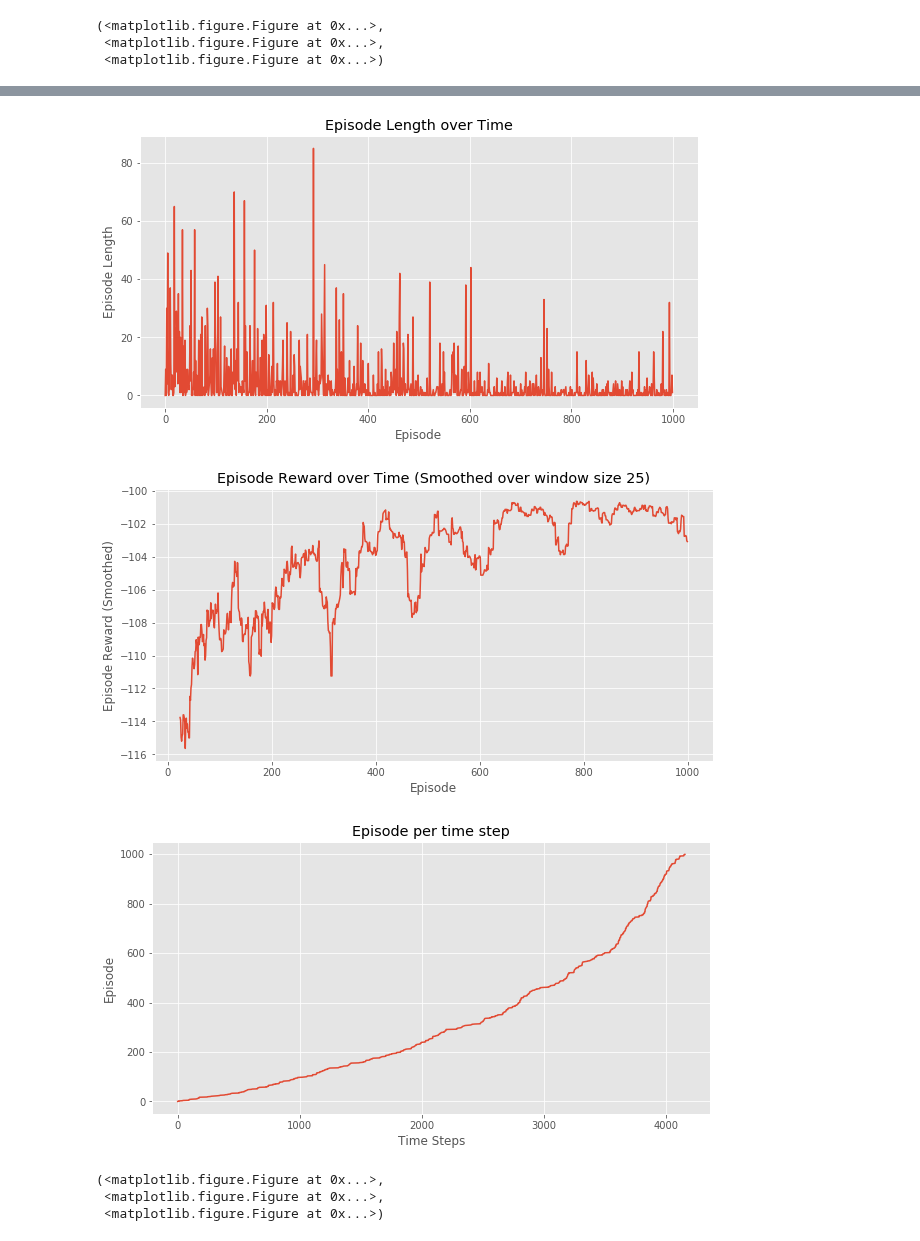
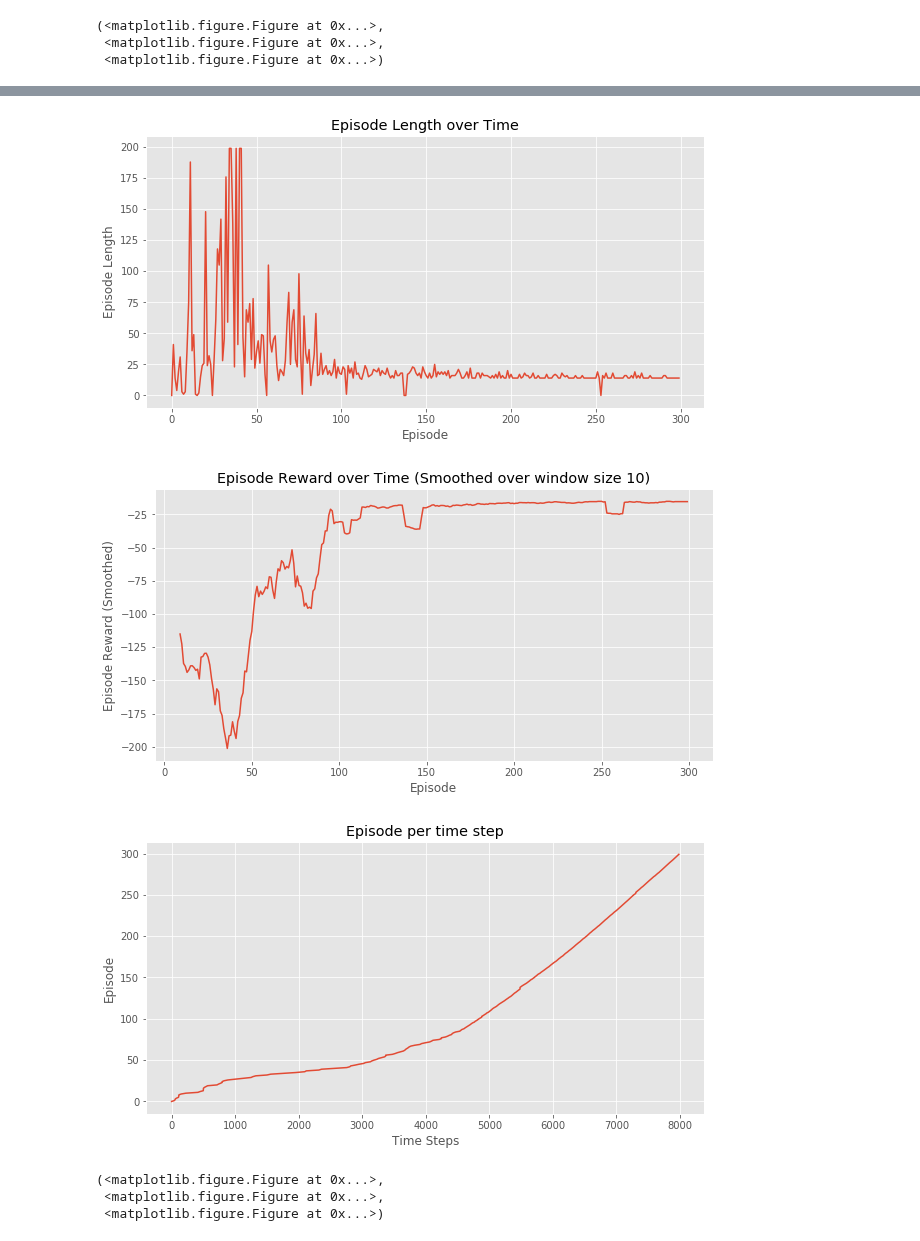
Before and after one commit to tuandnvn/learn-to-perform, a Jupyter notebook: notebooks/cliffwalk_reinforce_baseline.ipynb, the cells around one changed output, grey strips where cells are left out. Drawn from its saved outputs; the diff is of its cells as text; code cells hidden in the pictures.

```diff
--- a/notebooks/cliffwalk_reinforce_baseline.ipynb
+++ b/notebooks/cliffwalk_reinforce_baseline.ipynb
@@ -171,8 +171,6 @@ class ValueEstimator():
             "Placeholder for target"
             self.target = tf.placeholder(name="target", dtype = tf.float32)
 
-            self.scale = tf.placeholder(name="scale", dtype = tf.float32)
-
             self.output_layer = tf.contrib.layers.fully_connected(
                 tf.expand_dims(state_one_hot,0),
                 1,
@@ -181,7 +179,7 @@ class ValueEstimator():
 
             self.value = tf.squeeze(self.output_layer)
 
-            self.loss = tf.squared_difference(self.value, self.target) * self.scale
+            self.loss = tf.squared_difference(self.value, self.target)
 
             self.optimizer = tf.train.AdamOptimizer(learning_rate=learning_rate)
 
@@ -194,11 +192,11 @@ class ValueEstimator():
         sess = sess or tf.get_default_session()
         return sess.run(self.value, {self.state: state})
 
-    def update(self, state, target, scale = 1, sess=None):
+    def update(self, state, target, sess=None):
         """
         """
         sess = sess or tf.get_default_session()
-        _, loss = sess.run([self.train_op, self.loss], {self.state: state, self.target: target, self.scale: scale})
+        _, loss = sess.run([self.train_op, self.loss], {self.state: state, self.target: target})
 
         return loss
 # %%
@@ -487,15 +485,12 @@ def actor_critic(env, estimator_policy, estimator_value, num_episodes, discount_
 tf.reset_default_graph()
 
 global_step = tf.Variable(0, name="global_step", trainable=False)
-policy_estimator = PolicyEstimator(learning_rate=0.001)
+policy_estimator = PolicyEstimator()
 value_estimator = ValueEstimator()
 
 with tf.Session() as sess:
     sess.run(tf.global_variables_initializer())
     # Note, due to randomness in the policy the number of episodes you need to learn a good
     # policy may vary. ~2000-5000 seemed to work well for me.
-    stats = reinforce(env, policy_estimator, value_estimator, 1000, discount_factor=1.0)
-
-    for state in range(48):
-        print((state_to_cell(state), policy_estimator.predict(state)))
+    stats1 = actor_critic(env, policy_estimator, value_estimator, 300, discount_factor=1.0)
 # %% [output]
@@ -519,9 +498,9 @@ Step 1 @ Episode 1000/1000 (-107.0)((0, 0), array([ 0.15778032,  0.31699306,  0.
 # %%
-plotting.plot_episode_stats(stats, smoothing_window=25)
+plotting.plot_episode_stats(stats1, smoothing_window=10)
 # %% [output]
-[figure, old version]
+[figure, new version]
-[figure, old version]
+[figure, new version]
-[figure, old version]
+[figure, new version]
 (<matplotlib.figure.Figure at 0x...>,
  <matplotlib.figure.Figure at 0x...>,
  <matplotlib.figure.Figure at 0x...>)
```
Also changed, not shown: parts of 5 cells of this notebook.
